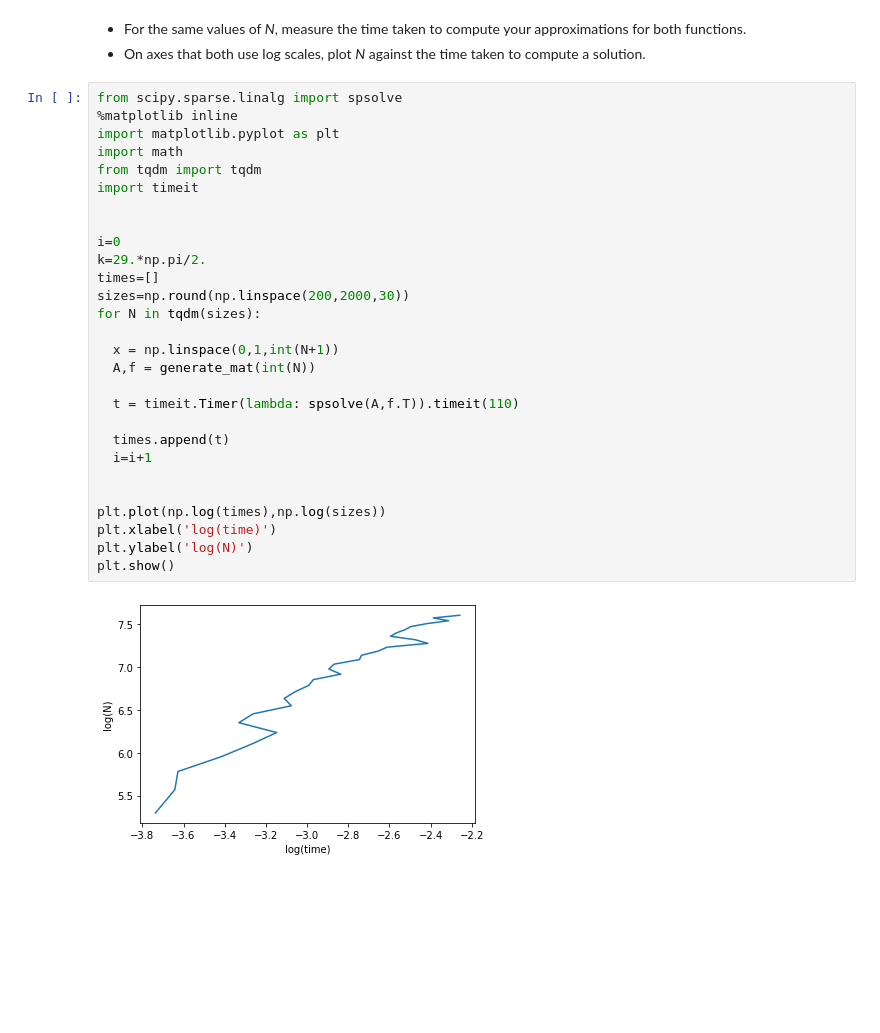
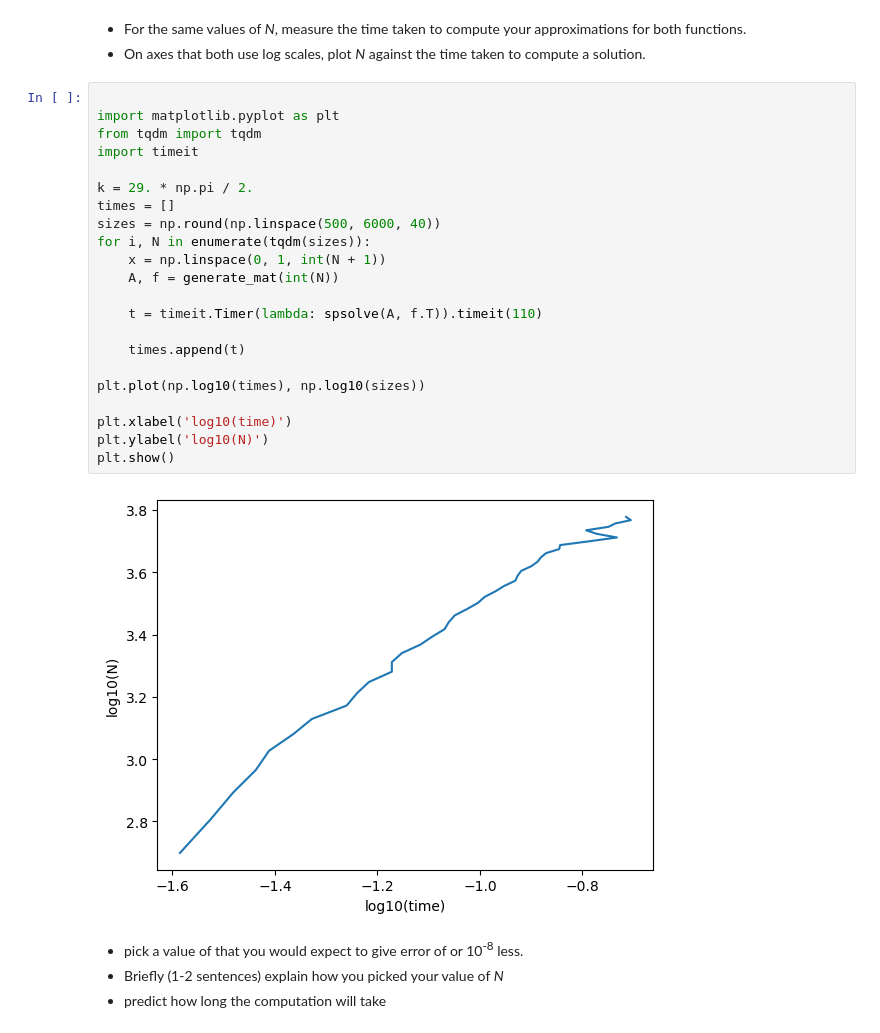
Before and after one commit to YRYoung/HPC, a Jupyter notebook: Assigenment/Assignment_2.ipynb, the cells around one changed output. Drawn from its saved outputs; the diff is of its cells as text; blank space fills up the shorter version.

```diff
--- a/Assigenment/Assignment_2.ipynb
+++ b/Assigenment/Assignment_2.ipynb
@@ -138,32 +132,30 @@ print(sizes,'\n',error)
 * For the same values of *N*, measure the time taken to compute your approximations for both functions.
 * On axes that both use log scales, plot *N* against the time taken to compute a solution.
 # %%
-from scipy.sparse.linalg import spsolve
-%matplotlib inline
+
 import matplotlib.pyplot as plt
-import math
 from tqdm import tqdm
 import timeit
 
+k = 29. * np.pi / 2.
+times = []
+sizes = np.round(np.linspace(500, 6000, 40))
+for i, N in enumerate(tqdm(sizes)):
+    x = np.linspace(0, 1, int(N + 1))
+    A, f = generate_mat(int(N))
 
-i=0
-k=29.*np.pi/2.
-times=[]
-sizes=np.round(np.linspace(200,2000,30))
-for N in tqdm(sizes):
+    t = timeit.Timer(lambda: spsolve(A, f.T)).timeit(110)
 
-  x = np.linspace(0,1,int(N+1))
-  A,f = generate_mat(int(N))
+    times.append(t)
 
-  t = timeit.Timer(lambda: spsolve(A,f.T)).timeit(110)
+plt.plot(np.log10(times), np.log10(sizes))
 
-  times.append(t)
-  i=i+1
-
-
-plt.plot(np.log(times),np.log(sizes))
-plt.xlabel('log(time)')
-plt.ylabel('log(N)')
+plt.xlabel('log10(time)')
+plt.ylabel('log10(N)')
 plt.show()
 # %% [output]
-[figure, old version]
+[figure, new version]
+# %% [markdown]
+* pick a value of that you would expect to give error of or 10<sup>-8</sup> less.
+* Briefly (1-2 sentences) explain how you picked your value of *N*
+* predict how long the computation will take
```
Also changed, not shown: parts of 11 cells of this notebook, 2 other files.
